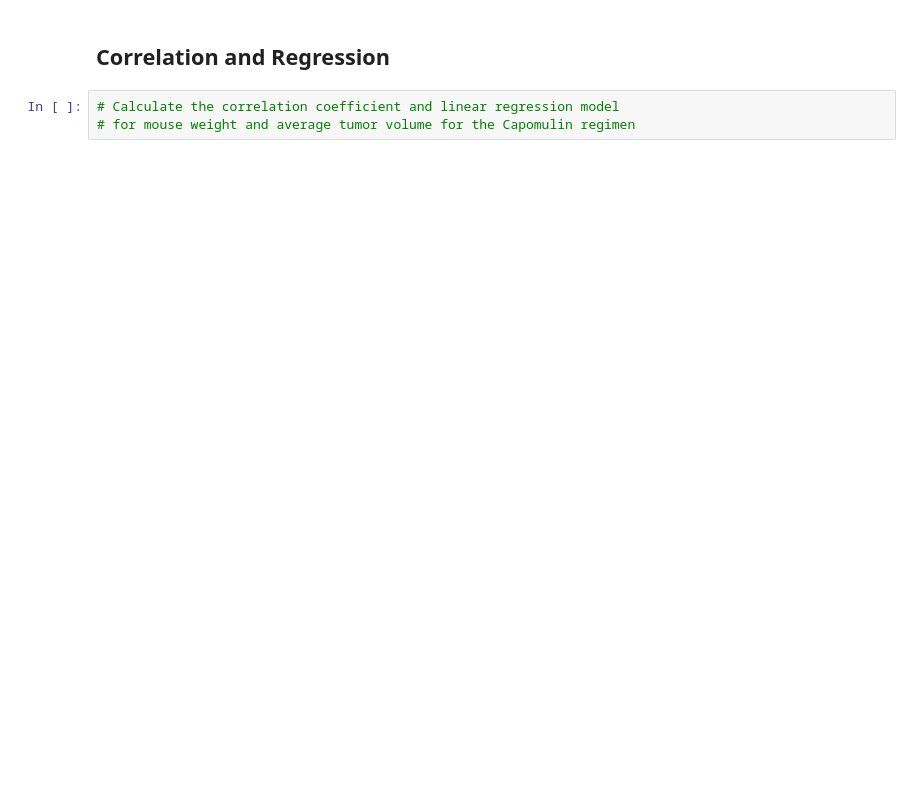
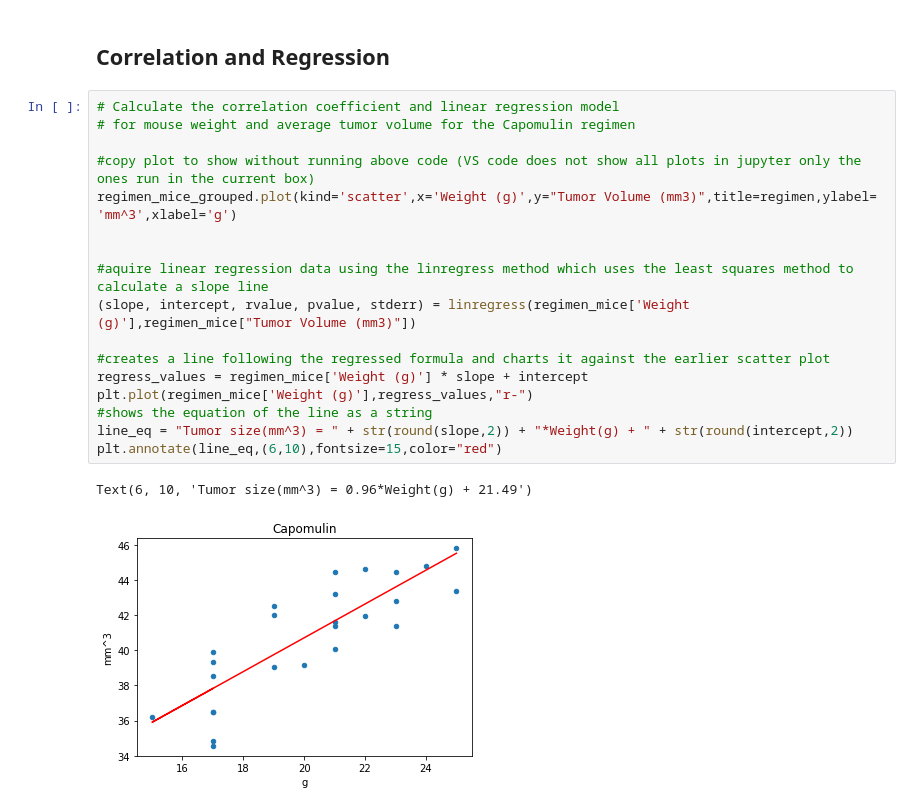
Before and after one commit to PielordZZ/Pharmacutical-MatplotLib, a Jupyter notebook: pymaceuticals_Visualization.ipynb, the cells around one changed output. Cells and saved outputs as stored; diff of their text form; blank space fills up the shorter version.

```diff
--- a/pymaceuticals_Visualization.ipynb
+++ b/pymaceuticals_Visualization.ipynb
@@ -296,5 +367,22 @@ individual_mouse.plot(kind='line',x='Timepoint',y='Tumor Volume (mm3)',title=f'{
 # %% [markdown]
 ## Correlation and Regression
-# %%
-# Calculate the correlation coefficient and linear regression model
-# for mouse weight and average tumor volume for the Capomulin regimen
+# %%
+# Calculate the correlation coefficient and linear regression model
+# for mouse weight and average tumor volume for the Capomulin regimen
+
+#copy plot to show without running above code (VS code does not show all plots in jupyter only the ones run in the current box)
+regimen_mice_grouped.plot(kind='scatter',x='Weight (g)',y="Tumor Volume (mm3)",title=regimen,ylabel= 'mm^3',xlabel='g')
+
+
+#aquire linear regression data using the linregress method which uses the least squares method to calculate a slope line
+(slope, intercept, rvalue, pvalue, stderr) = linregress(regimen_mice['Weight (g)'],regimen_mice["Tumor Volume (mm3)"])
+
+#creates a line following the regressed formula and charts it against the earlier scatter plot
+regress_values = regimen_mice['Weight (g)'] * slope + intercept
+plt.plot(regimen_mice['Weight (g)'],regress_values,"r-")
+#shows the equation of the line as a string
+line_eq = "Tumor size(mm^3) = " + str(round(slope,2)) + "*Weight(g) + " + str(round(intercept,2))
+plt.annotate(line_eq,(6,10),fontsize=15,color="red")
+# %% [output]
+Text(6, 10, 'Tumor size(mm^3) = 0.96*Weight(g) + 21.49')
+[figure, added]
```
Also changed, not shown: parts of 18 cells of this notebook.
